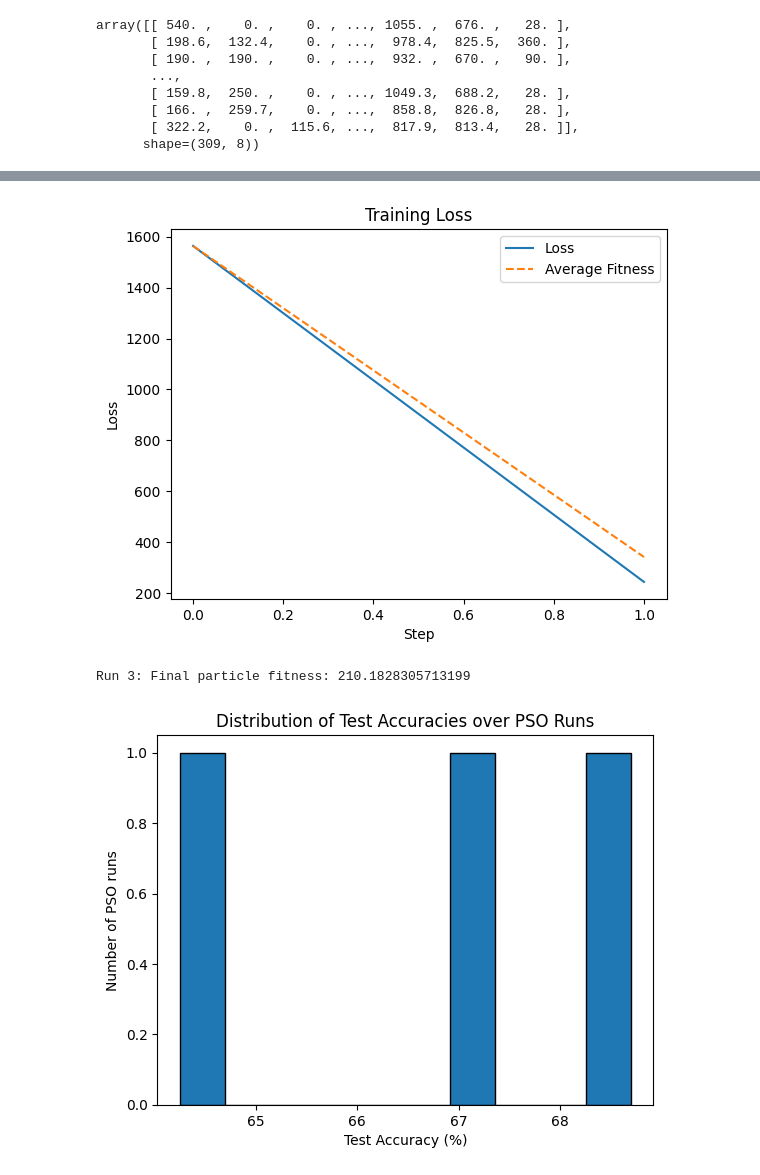
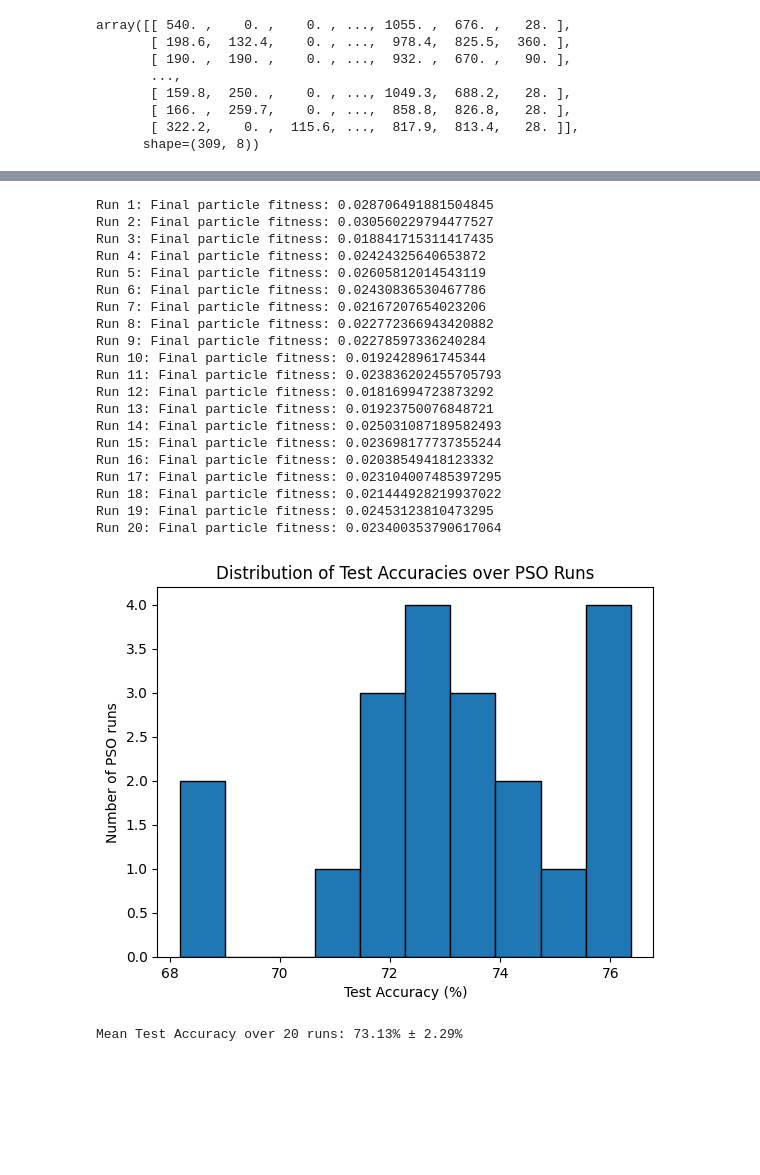
Before and after one commit to HW-BiologicallyInspiredComputation/Concrete_ANN_PSO, a Jupyter notebook: main.ipynb, the cells around one changed output, grey strips where cells are left out. Cells and saved outputs as stored; diff of their text form; code cells hidden in the pictures; blank space fills up the shorter version.

```diff
--- a/main.ipynb
+++ b/main.ipynb
@@ -84,4 +84,8 @@ array([[ 540. ,    0. ,    0. , ..., 1055. ,  676. ,   28. ],
        [ 166. ,  259.7,    0. , ...,  858.8,  826.8,   28. ],
        [ 322.2,    0. ,  115.6, ...,  817.9,  813.4,   28. ]],
       shape=(309, 8))
+# %%
+max_target_value = train_targets.max()
+train_targets = train_targets / max_target_value
+test_targets = test_targets / max_target_value
 # %%
@@ -542,7 +767,7 @@ mlp = Sequential(
 )
 
 swarm_size = 20
-epochs = 20
+epochs = 60
 accel_coeff = AccelerationCoefficients(
         inertia_weight=0.68,
         cognitive_weight=2.80,
@@ -556,39 +781,67 @@ num_informants = 4
 particle_initial_position_scale = (0.0001, 0.087)
 loss_function = mean_squared_error
 
-tentatives = 3
+tentatives = 20
 
 final_scores = []
 accuracies = []
 
 for i in range(tentatives):
     pso = ParticleSwarmOptimisation(
         X=train_features.T,
         Y=train_targets,
         swarm_size=swarm_size,
         accel_coeff=accel_coeff,
         num_informants=num_informants,
         loss_function=loss_function,
         particle_initial_position_scale=particle_initial_position_scale,
         model=mlp
     )
     (final_position, final_score, losses) = pso.train(epochs=epochs)
     accuracy = pso.get_accuracy(test_features.T, test_targets)
     print(f"Run {i+1}: Final particle fitness: {final_score}")
     final_scores.append(final_score)
     accuracies.append(accuracy)
 
 
 # Histogram that shows accuracy in x and pso that gives that accuracy in y
 plt.hist(accuracies, bins=10, edgecolor='black')
 plt.xlabel("Test Accuracy (%)")
 plt.ylabel("Number of PSO runs")
 plt.title("Distribution of Test Accuracies over PSO Runs")
 plt.show()
+
+# Print mean accuracy
+mean_accuracy = np.mean(accuracies)
+std_accuracy = np.std(accuracies)
+print(f"Mean Test Accuracy over {tentatives} runs: {mean_accuracy:.2f}% ± {std_accuracy:.2f}%")
+
+# random : 74.16 +- 2 (20t, 28s)
+# random : 74.15 +- 2.66 (40t, 56s)
+# nearest : 72.46 +- 2.35 (40t, 58.6)
 # %% [output]
+Run 1: Final particle fitness: 0.028706491881504845
+Run 2: Final particle fitness: 0.030560229794477527
+Run 3: Final particle fitness: 0.018841715311417435
+Run 4: Final particle fitness: 0.02424325640653872
+Run 5: Final particle fitness: 0.02605812014543119
+Run 6: Final particle fitness: 0.02430836530467786
+Run 7: Final particle fitness: 0.02167207654023206
+Run 8: Final particle fitness: 0.022772366943420882
+Run 9: Final particle fitness: 0.02278597336240284
+Run 10: Final particle fitness: 0.0192428961745344
+Run 11: Final particle fitness: 0.023836202455705793
+Run 12: Final particle fitness: 0.01816994723873292
+Run 13: Final particle fitness: 0.01923750076848721
+Run 14: Final particle fitness: 0.025031087189582493
+Run 15: Final particle fitness: 0.023698177737355244
+Run 16: Final particle fitness: 0.02038549418123332
+Run 17: Final particle fitness: 0.023104007485397295
+Run 18: Final particle fitness: 0.021444928219937022
+Run 19: Final particle fitness: 0.02453123810473295
+Run 20: Final particle fitness: 0.023400353790617064
-[figure, old version]
+[figure, new version]
-Run 3: Final particle fitness: 210.1828305713199
-[figure, removed]
+Mean Test Accuracy over 20 runs: 73.13% ± 2.29%
 # %%
 # @dataclass
 # class PsoGenome:
```
Also changed, not shown: parts of 5 cells of this notebook, 4 other files.
